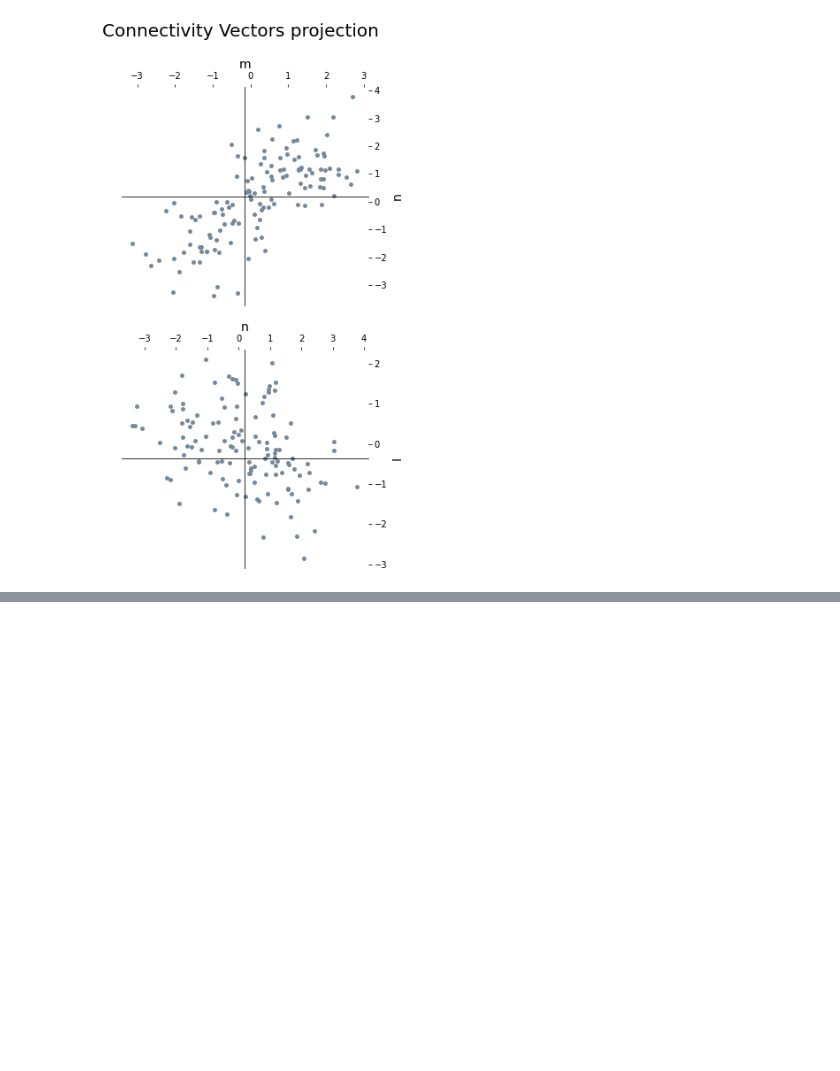
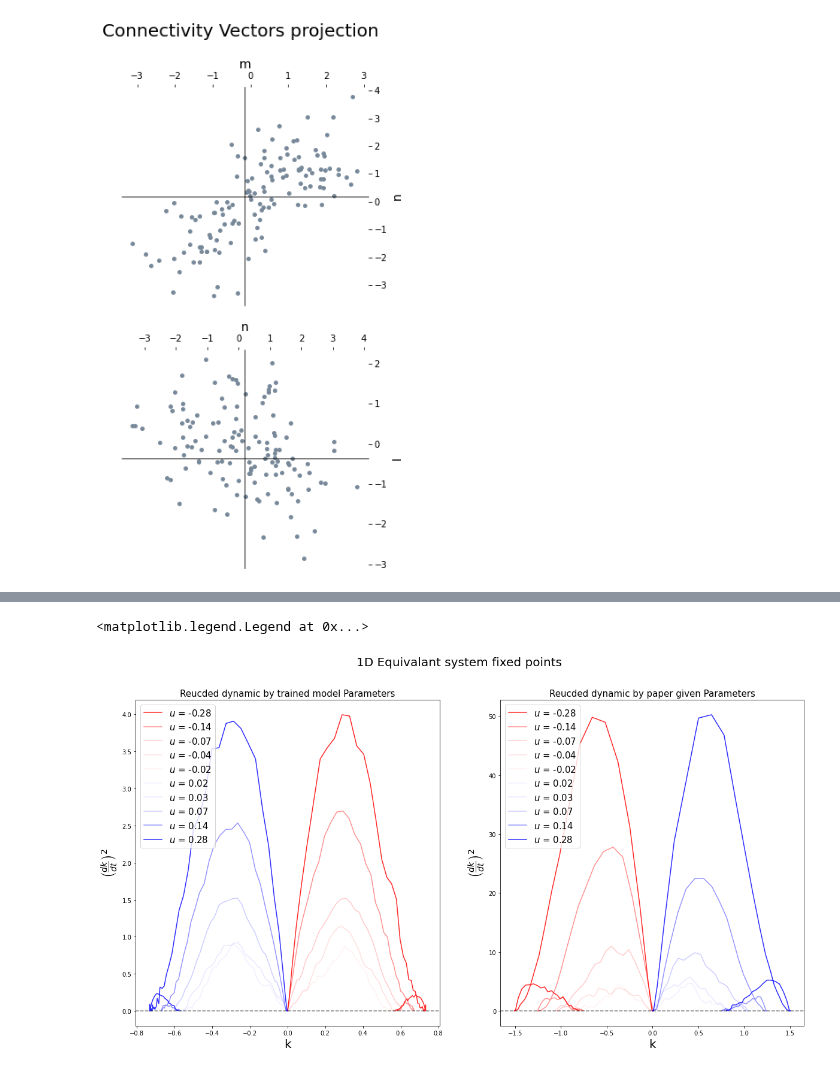
Before and after one commit to Erfan7bt/MHBF, a Jupyter notebook: Projects/ErfanCheck.ipynb, the cells around one changed output, grey strips where cells are left out. Cells and saved outputs as stored; diff of their text form; code cells hidden in the pictures; blank space fills up the shorter version.

```diff
--- a/Projects/ErfanCheck.ipynb
+++ b/Projects/ErfanCheck.ipynb
@@ -106,0 +124,62 @@ plot_input_range(onedmodel_given,
+# %%
+
+oneDfixedPointgiven=OneDimEquivalent(model_rank1,fixedPoint=True, given_params=True)
+oneDfixedPoint=OneDimEquivalent(model_rank1,fixedPoint=True, given_params=False)
+
+strength=(3.2/100)*np.array([-16, -8, -4, -2, -1, 1, 2, 4, 8, 16])
+fun=single_decision
+u=np.zeros((10,75))
+y=np.zeros((10,75))
+for i in range(10):
+    u[i,:], y[i,:]=fun(strength[i])
+
+u=torch.tensor(u).float()
+y=torch.tensor(y).float()
+
+k,dk=oneDfixedPoint(u)
+k_given,dk_given=oneDfixedPointgiven(u)
+
+k=k.squeeze().detach().numpy()
+k_given=k_given.squeeze().detach().numpy()
+dk=dk.squeeze().detach().numpy()
+dk_given=dk_given.squeeze().detach().numpy()
+dk=dk**2
+dk_given=dk_given**2
+
+plt.figure(figsize=(20,10))
+plt.suptitle('1D Equivalant system fixed points', fontsize=20)
+plt.subplot(1,2,1)
+ax=plt.gca()
+ax.set_title('Reucded dynamic by trained model Parameters', fontsize=15)
+for i in range(10):
+    meanu=u[i].mean().item()
+    if meanu > 0:
+        plt.plot(k[i],dk[i], label=r'${}$ = {strng:.2f}'.format("u",strng=u[i].mean().item()), color='blue', alpha=3*meanu)
+    else:
+        plt.plot(k[i],dk[i], label=r'${}$ = {strng:.2f}'.format("u",strng=u[i].mean().item()), color='red', alpha=3*-meanu)
+plt.axhline(0,color="black", alpha=0.5, linestyle='--')
+plt.xlabel('k', fontsize=20)
+plt.ylabel(r'$\left(\frac{dk}{dt}\right)^2$',fontsize=20)
+handles, labels = plt.gca().get_legend_handles_labels()
+labels, handles = zip(*sorted(zip(labels, handles), key=lambda t: float(t[0].split('=')[1])))
+plt.legend(handles, labels, loc='upper left' ,fontsize=15)
+
+plt.subplot(1,2,2)
+ax=plt.gca()
+ax.set_title('Reucded dynamic by paper given Parameters', fontsize=15)
+for i in range(10):
+    meanu=u[i].mean().item()
+    if meanu > 0:
+        plt.plot(k_given[i],dk_given[i], label=r'${}$ = {strng:.2f}'.format("u",strng=u[i].mean().item()), color='blue', alpha=3*meanu)
+    else:
+        plt.plot(k_given[i],dk_given[i], label=r'${}$ = {strng:.2f}'.format("u",strng=u[i].mean().item()), color='red', alpha=3*-meanu)
+plt.axhline(0,color="black", alpha=0.5, linestyle='--')
+plt.xlabel('k', fontsize=20)
+plt.ylabel(r'$\left(\frac{dk}{dt}\right)^2$',fontsize=20)
+
+handles, labels = plt.gca().get_legend_handles_labels()
+labels, handles = zip(*sorted(zip(labels, handles), key=lambda t: float(t[0].split('=')[1])))
+plt.legend(handles, labels, loc='upper left',fontsize=15)
+# %% [output]
+<matplotlib.legend.Legend at 0x...>
+[figure, added]
```
Also changed, not shown: parts of 7 cells of this notebook, 4 other files.
